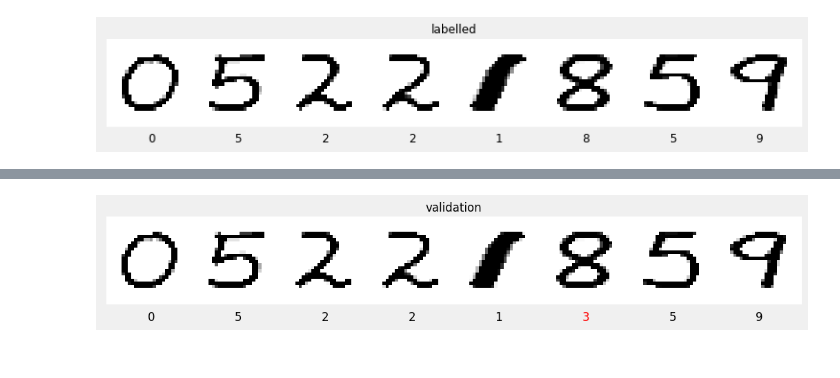
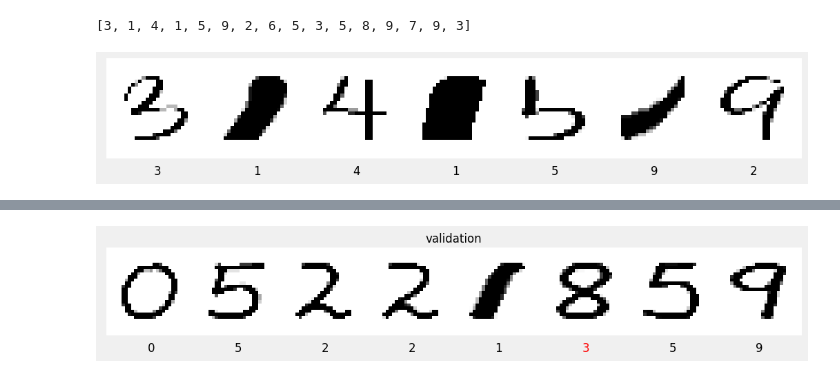
Before and after one commit to taimoon/handwritten-digits-recognition, a Jupyter notebook: recognition from image.ipynb, the cells around one changed output, grey strips where cells are left out. Saved outputs shown, nothing was run; the diff lists cells and outputs as text; code cells hidden in the pictures.

```diff
--- a/recognition from image.ipynb
+++ b/recognition from image.ipynb
@@ -49,27 +49,45 @@ plt.show()
 # %%
-labels = []
-del_idx = []
-for i, digit in enumerate(digits):
-    plt.axis('off')
-    plt.imshow(digit, cmap='gray')
-    plt.show()
-    is_valid_inp = lambda x : x.isdigit() and int(x) >= 0 and int(x) <= 9
+def manual_label(digits):
+    labels = []
+    del_idx = []
+    for i, digit in enumerate(digits):
+        plt.axis('off')
+        plt.imshow(digit, cmap='gray')
+        plt.show()
+        is_valid_inp = lambda x : x.isdigit() and int(x) >= 0 and int(x) <= 9
 
-    # walrus operator returns value
-    while not is_valid_inp(x := input()) and x != 'x':
-        print("please enter single digit or 'x'")
-        continue
+        # walrus operator returns value
+        while not is_valid_inp(x := input()) and x != 'x':
+            print("please enter single digit or 'x'")
+            continue
 
-    if is_valid_inp(x):
-        labels.append(int(x))
-    elif x == 'x':
-        del_idx.append(i)
+        if is_valid_inp(x):
+            labels.append(int(x))
+        elif x == 'x':
+            del_idx.append(i)
 
-    display.clear_output(wait=True)
+        display.clear_output(wait=True)
 
-digits = np.delete(digits, del_idx, 0)
-labels = np.array(labels)
-display.clear_output()
-display_digits(digits, labels, labels, 'labelled', len(labels))
+    digits = np.delete(digits, del_idx, 0)
+    labels = np.array(labels)
+    display.clear_output()
+    display_digits(digits, labels, labels, 'labelled', len(labels))
+    return labels
+
+
+
+# manual_label(digits)
-# %% [output]
-[figure, removed]
+# %%
+import math
+labels = str(math.pi)
+labels = list(labels)
+labels = [labels[0]] + labels[2:]
+labels = [int(lbl) for lbl in labels]
+n = len(digits)
+labels
+# %% [output]
+[3, 1, 4, 1, 5, 9, 2, 6, 5, 3, 5, 8, 9, 7, 9, 3]
+# %%
+display_digits(digits, labels[:n], labels[:n], '', len(digits))
+# %% [output]
+[figure, added]
```
Also changed, not shown: parts of 6 cells of this notebook, 6 other files.
